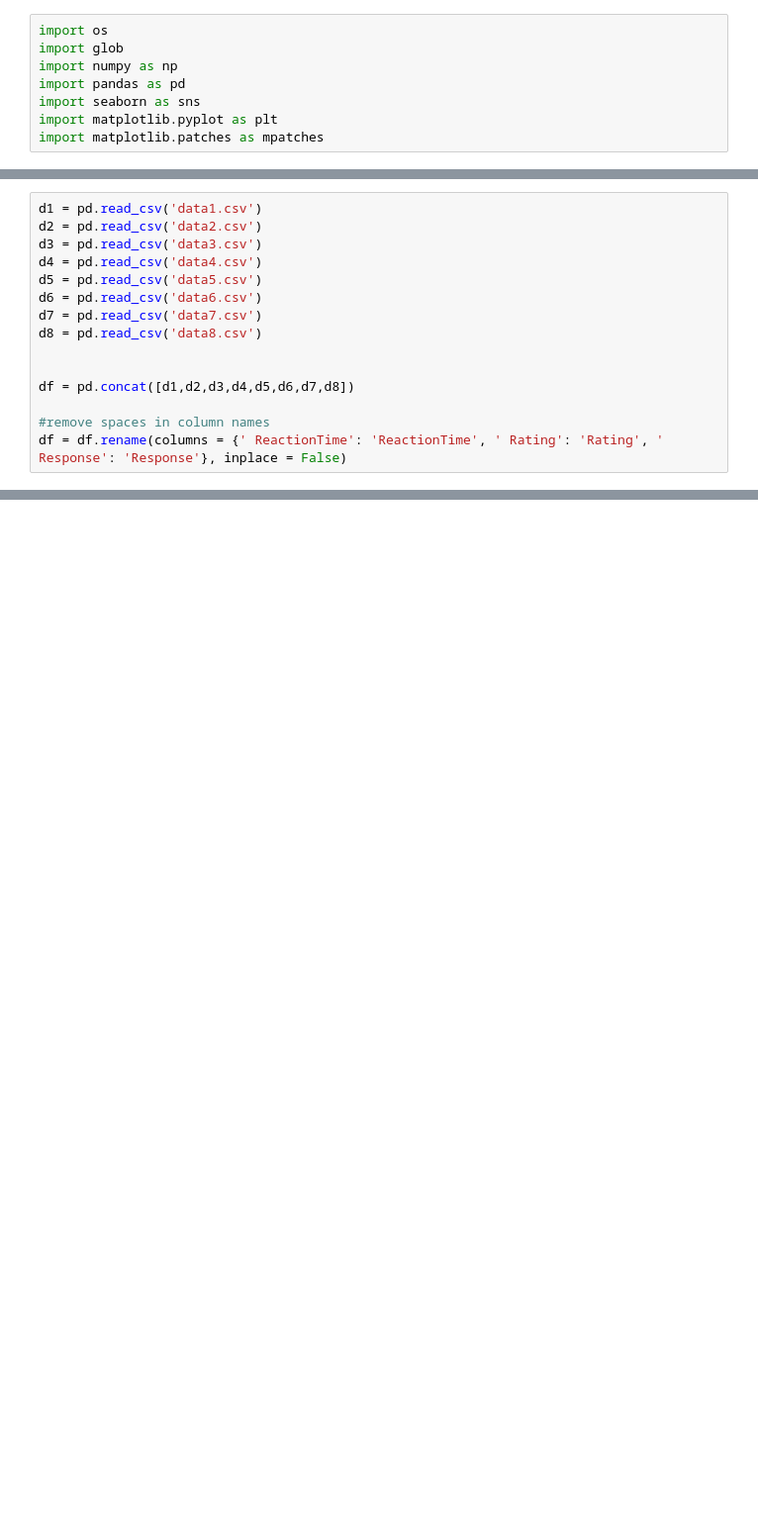
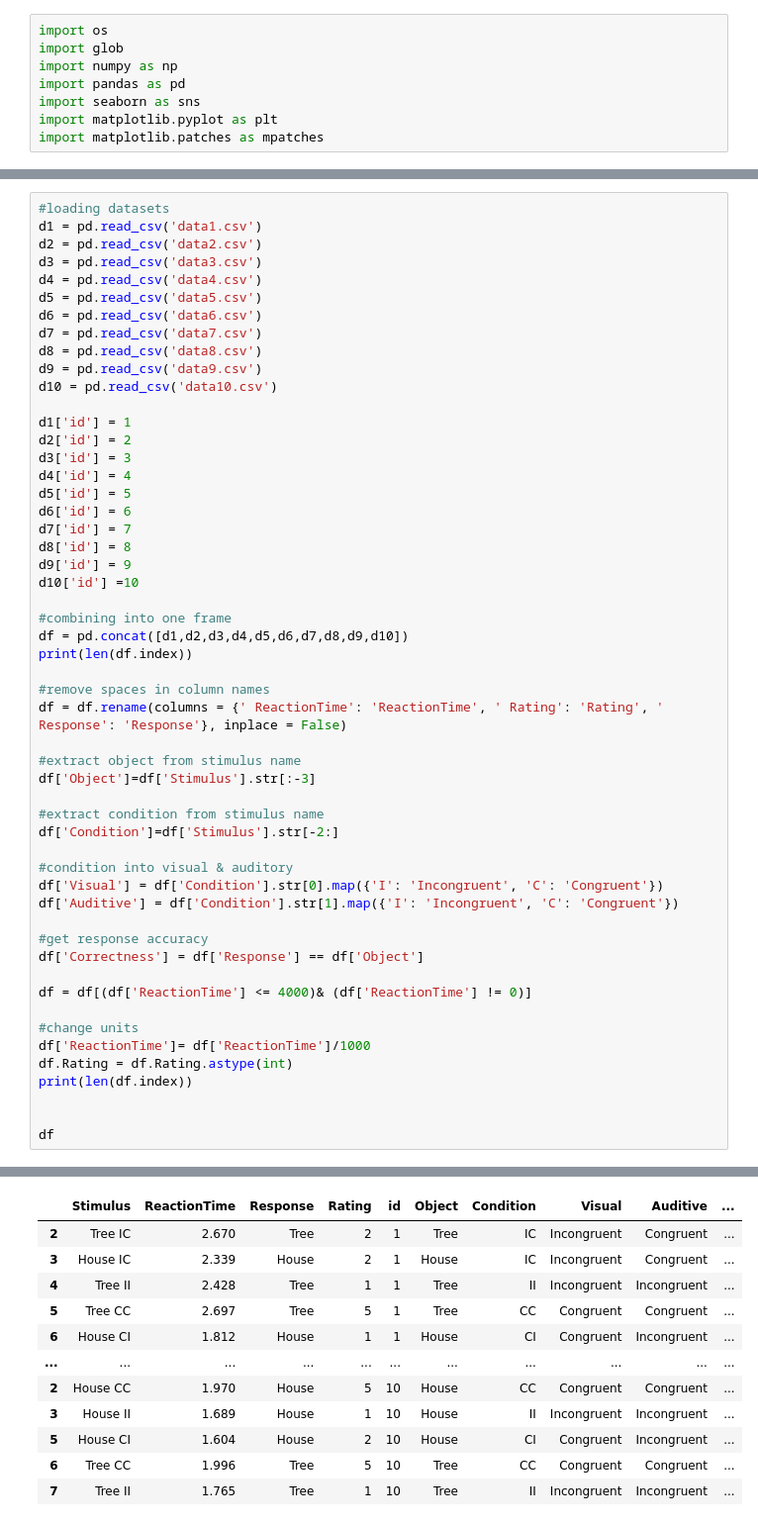
Before and after one commit to emc-vb/EEG-study, a Jupyter notebook: VR_EEG.ipynb, the cells around one changed output, grey strips where cells are left out. Shown at 99% size. Cells and saved outputs as stored; diff of their text form; blank space fills up the shorter version.

```diff
--- a/VR_EEG.ipynb
+++ b/VR_EEG.ipynb
@@ -19,4 +20,5 @@ import matplotlib.patches as mpatches
 # %%
+#loading datasets
 d1 = pd.read_csv('data1.csv')
 d2 = pd.read_csv('data2.csv')
 d3 = pd.read_csv('data3.csv')
@@ -25,9 +27,47 @@ d5 = pd.read_csv('data5.csv')
 d6 = pd.read_csv('data6.csv')
 d7 = pd.read_csv('data7.csv')
 d8 = pd.read_csv('data8.csv')
+d9 = pd.read_csv('data9.csv')
+d10 = pd.read_csv('data10.csv')
 
+d1['id'] = 1
+d2['id'] = 2
+d3['id'] = 3
+d4['id'] = 4
+d5['id'] = 5
+d6['id'] = 6
+d7['id'] = 7
+d8['id'] = 8
+d9['id'] = 9
+d10['id'] =10
 
-df = pd.concat([d1,d2,d3,d4,d5,d6,d7,d8])
+#combining into one frame
+df = pd.concat([d1,d2,d3,d4,d5,d6,d7,d8,d9,d10])
+print(len(df.index))
 
 #remove spaces in column names
 df = df.rename(columns = {' ReactionTime': 'ReactionTime', ' Rating': 'Rating', ' Response': 'Response'}, inplace = False)
+
+#extract object from stimulus name
+df['Object']=df['Stimulus'].str[:-3]
+
+#extract condition from stimulus name
+df['Condition']=df['Stimulus'].str[-2:]
+
+#condition into visual & auditory
+df['Visual'] = df['Condition'].str[0].map({'I': 'Incongruent', 'C': 'Congruent'})
+df['Auditive'] = df['Condition'].str[1].map({'I': 'Incongruent', 'C': 'Congruent'})
+
+#get response accuracy
+df['Correctness'] = df['Response'] == df['Object']
+
+df = df[(df['ReactionTime'] <= 4000)& (df['ReactionTime'] != 0)]
+
+#change units
+df['ReactionTime']= df['ReactionTime']/1000
+df.Rating = df.Rating.astype(int)
+print(len(df.index))
+
+
+df
+# %% [output]
@@ -33,0 +76,12 @@ df = df.rename(columns = {' ReactionTime': 'ReactionTime', ' Rating': 'Rating',
+|  | Stimulus | ReactionTime | Response | Rating | id | Object | Condition | Visual | Auditive | ... |
+| 2 | Tree IC | 2.670 | Tree | 2 | 1 | Tree | IC | Incongruent | Congruent | ... |
+| 3 | House IC | 2.339 | House | 2 | 1 | House | IC | Incongruent | Congruent | ... |
+| 4 | Tree II | 2.428 | Tree | 1 | 1 | Tree | II | Incongruent | Incongruent | ... |
+| 5 | Tree CC | 2.697 | Tree | 5 | 1 | Tree | CC | Congruent | Congruent | ... |
+| 6 | House CI | 1.812 | House | 1 | 1 | House | CI | Congruent | Incongruent | ... |
+| ... | ... | ... | ... | ... | ... | ... | ... | ... | ... | ... |
+| 2 | House CC | 1.970 | House | 5 | 10 | House | CC | Congruent | Congruent | ... |
+| 3 | House II | 1.689 | House | 1 | 10 | House | II | Incongruent | Incongruent | ... |
+| 5 | House CI | 1.604 | House | 2 | 10 | House | CI | Congruent | Incongruent | ... |
+| 6 | Tree CC | 1.996 | Tree | 5 | 10 | Tree | CC | Congruent | Congruent | ... |
+| 7 | Tree II | 1.765 | Tree | 1 | 10 | Tree | II | Incongruent | Incongruent | ... |
```
Also changed, not shown: parts of 15 cells of this notebook.
